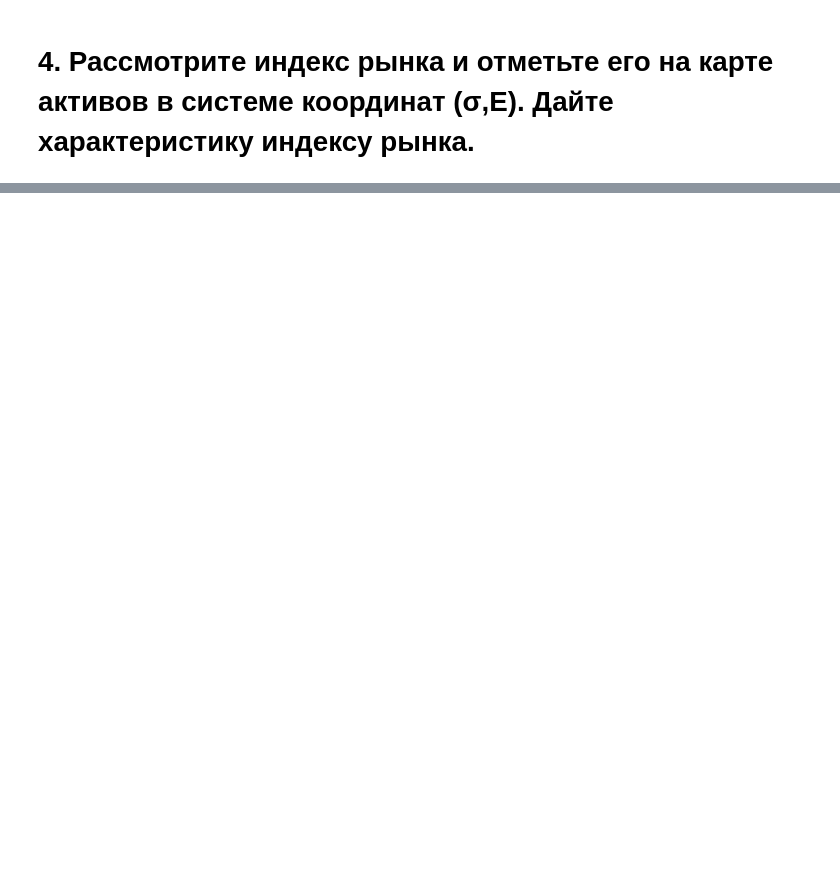
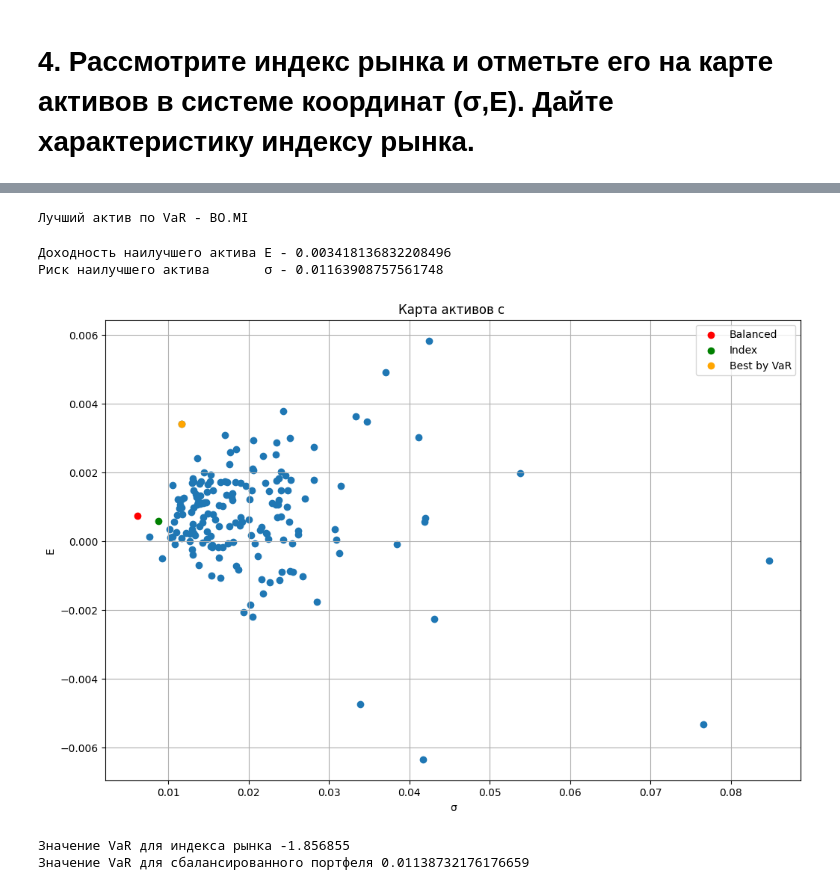
Before and after one commit to LevBugrov/financial-transaction-models, a Jupyter notebook: srdfgh.ipynb, the cells around one changed output, grey strips where cells are left out. Cells and saved outputs as stored; diff of their text form; code cells hidden in the pictures; blank space fills up the shorter version.

Commit message:
titles update + 5,7+-,8

```diff
--- a/srdfgh.ipynb
+++ b/srdfgh.ipynb
@@ -193,0 +206,42 @@ plt.show()
+# %%
+loss = -profitability
+alpha = 0.05
+VaRs = np.quantile(loss, 1 - alpha, axis=1)
+
+print(f"Лучший актив по VaR - {ticker_list[VaRs.argmin()]}")
+# %% [output]
+Лучший актив по VaR - BO.MI
+# %%
+idx = VaRs.argmin()
+mean_best_VaR = means[idx]
+var_best_VaR = vars[idx]
+
+print(f"Доходность наилучшего актива Е - {mean_best_VaR}")
+print(f"Риск наилучшего актива       σ - {var_best_VaR}")
+# %% [output]
+Доходность наилучшего актива Е - 0.003418136832208496
+Риск наилучшего актива       σ - 0.01163908757561748
+# %%
+plt.figure(figsize=(12, 8))
+plt.xlabel('σ')
+plt.ylabel('E')
+plt.grid(True)
+plt.title("Карта активов с ")
+plt.scatter(vars, means)
+plt.scatter(var_balanced, mean_balanced,color='red', label="Balanced")
+plt.scatter(index_r_var, index_r_mean, color='green', label="Index")
+plt.scatter(var_best_VaR, mean_best_VaR,color="orange" , label="Best by VaR")
+plt.legend()
+plt.show()
+# %% [output]
+[figure, added]
+# %%
+moex_VaR = np.quantile(-index_r, 1 - alpha)
+print(f"Значение VaR для индекса рынка {moex_VaR}")
+
+equal_shares_return = np.mean(profitability, axis=0)
+equal_shares_VaR = np.quantile(-equal_shares_return, 1 - alpha)
+print(f"Значение VaR для сбалансированного портфеля {equal_shares_VaR}")
+# %% [output]
+Значение VaR для индекса рынка -1.856855
+Значение VaR для сбалансированного портфеля 0.01138732176176659
```
Also changed, not shown: parts of 31 cells of this notebook, 1 other file.
